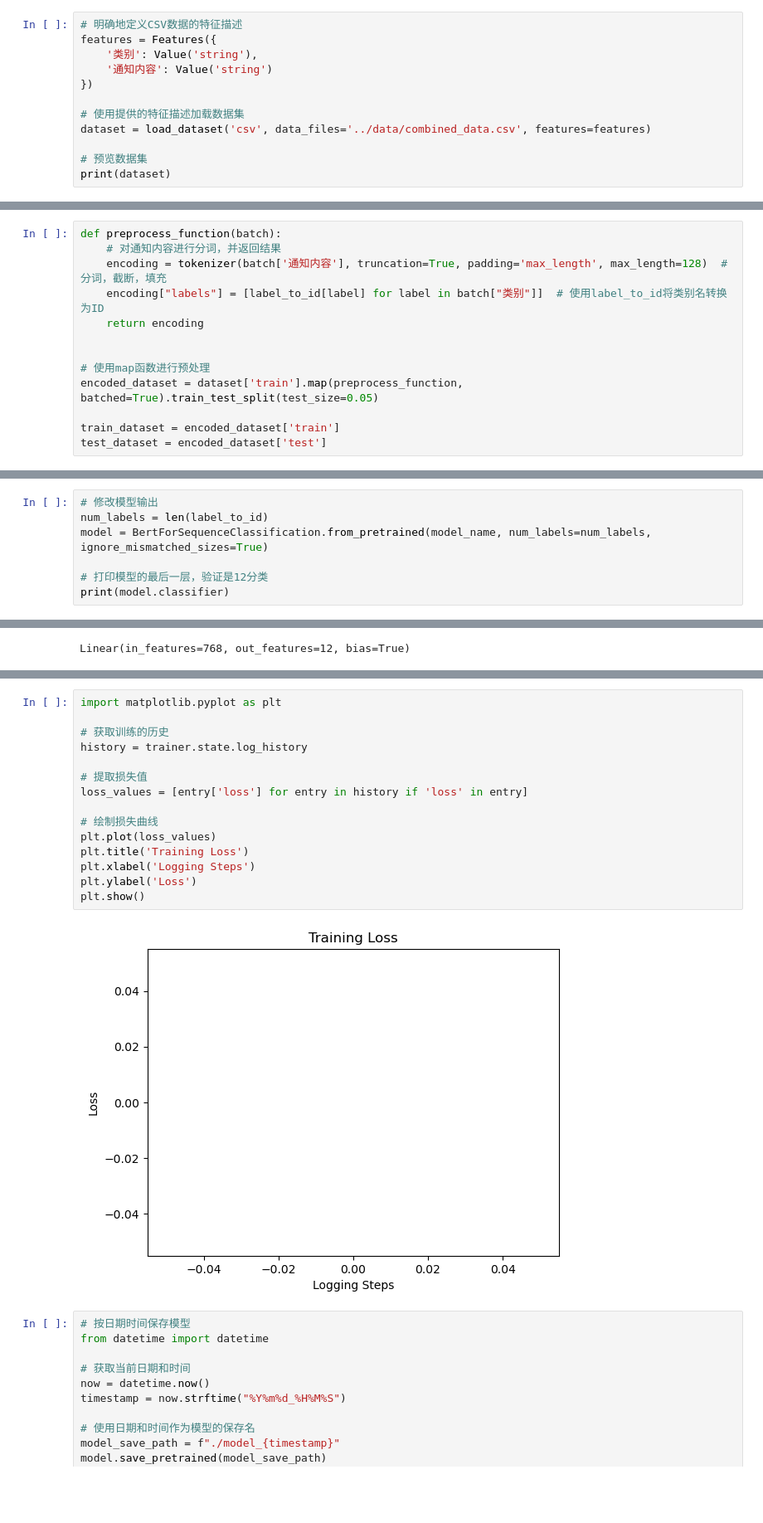
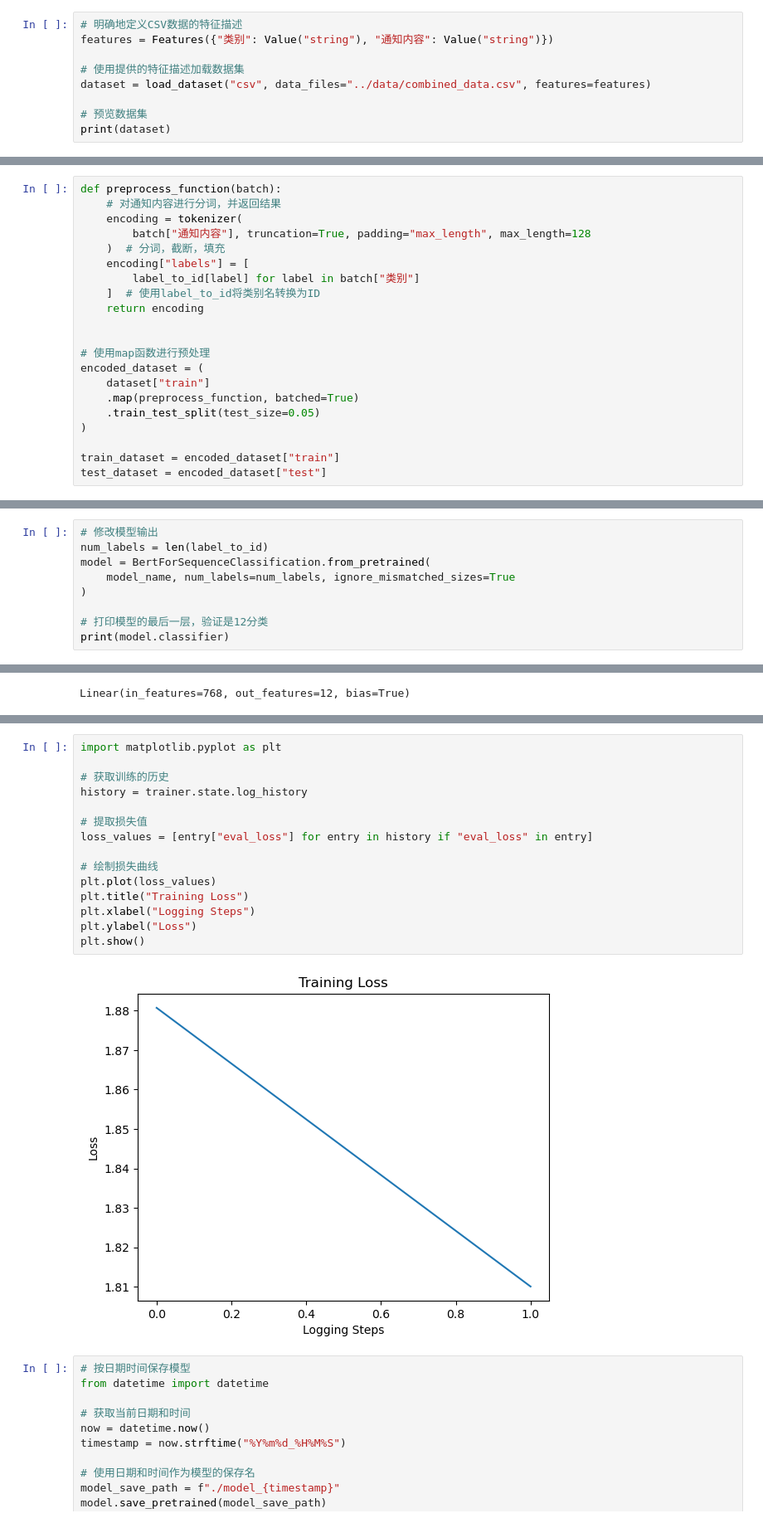
Before and after one commit to KINGFIOX/freshman_project, a Jupyter notebook: utils/classification/classification.ipynb, the cells around one changed output, grey strips where cells are left out. Shown: that part at 83% size. Cells and saved outputs as stored; diff of their text form; blank space fills up the shorter version.

```diff
--- a/utils/classification/classification.ipynb
+++ b/utils/classification/classification.ipynb
@@ -47,13 +47,10 @@ print(id_to_label)
 {0: '升学', 1: '志愿', 2: '教务', 3: '思政', 4: '心理', 5: '灾害', 6: '作业与考试', 7: '竞赛与机会', 8: '企业参观与就业', 9: '生活', 10: '重要通知', 11: '垃圾与乐子'}
 # %%
 # 明确地定义CSV数据的特征描述
-features = Features({
-    '类别': Value('string'),
-    '通知内容': Value('string')
-})
+features = Features({"类别": Value("string"), "通知内容": Value("string")})
 
 # 使用提供的特征描述加载数据集
-dataset = load_dataset('csv', data_files='../data/combined_data.csv', features=features)
+dataset = load_dataset("csv", data_files="../data/combined_data.csv", features=features)
 
 # 预览数据集
 print(dataset)
@@ -68,14 +65,22 @@ DatasetDict({
 # %%
 def preprocess_function(batch):
     # 对通知内容进行分词，并返回结果
-    encoding = tokenizer(batch['通知内容'], truncation=True, padding='max_length', max_length=128)  # 分词，截断，填充
-    encoding["labels"] = [label_to_id[label] for label in batch["类别"]]  # 使用label_to_id将类别名转换为ID
+    encoding = tokenizer(
+        batch["通知内容"], truncation=True, padding="max_length", max_length=128
+    )  # 分词，截断，填充
+    encoding["labels"] = [
+        label_to_id[label] for label in batch["类别"]
+    ]  # 使用label_to_id将类别名转换为ID
     return encoding
 
 
 # 使用map函数进行预处理
-encoded_dataset = dataset['train'].map(preprocess_function, batched=True).train_test_split(test_size=0.05)
+encoded_dataset = (
+    dataset["train"]
+    .map(preprocess_function, batched=True)
+    .train_test_split(test_size=0.05)
+)
 
-train_dataset = encoded_dataset['train']
-test_dataset = encoded_dataset['test']
+train_dataset = encoded_dataset["train"]
+test_dataset = encoded_dataset["test"]
 # %% [output]
@@ -98,7 +103,9 @@ print(train_dataset[0])
 # %%
 # 修改模型输出
 num_labels = len(label_to_id)
-model = BertForSequenceClassification.from_pretrained(model_name, num_labels=num_labels, ignore_mismatched_sizes=True)
+model = BertForSequenceClassification.from_pretrained(
+    model_name, num_labels=num_labels, ignore_mismatched_sizes=True
+)
 
 # 打印模型的最后一层，验证是12分类
 print(model.classifier)
@@ -150,20 +165,20 @@ trainer.log_metrics
 # %%
 import matplotlib.pyplot as plt
 
 # 获取训练的历史
 history = trainer.state.log_history
 
 # 提取损失值
-loss_values = [entry['loss'] for entry in history if 'loss' in entry]
+loss_values = [entry["eval_loss"] for entry in history if "eval_loss" in entry]
 
 # 绘制损失曲线
 plt.plot(loss_values)
-plt.title('Training Loss')
-plt.xlabel('Logging Steps')
-plt.ylabel('Loss')
+plt.title("Training Loss")
+plt.xlabel("Logging Steps")
+plt.ylabel("Loss")
 plt.show()
 # %% [output]
-[figure, old version]
+[figure, new version]
 # %%
 # 按日期时间保存模型
 from datetime import datetime
```
Also changed, not shown: parts of 12 cells of this notebook, 10 other files.
